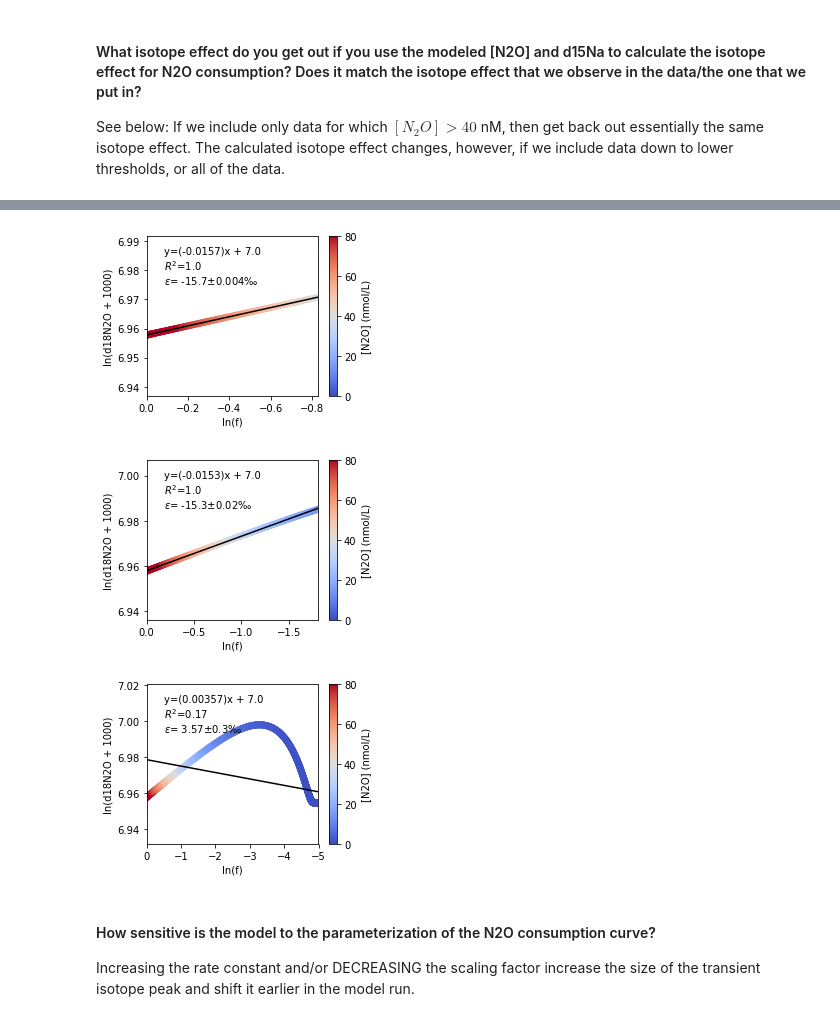
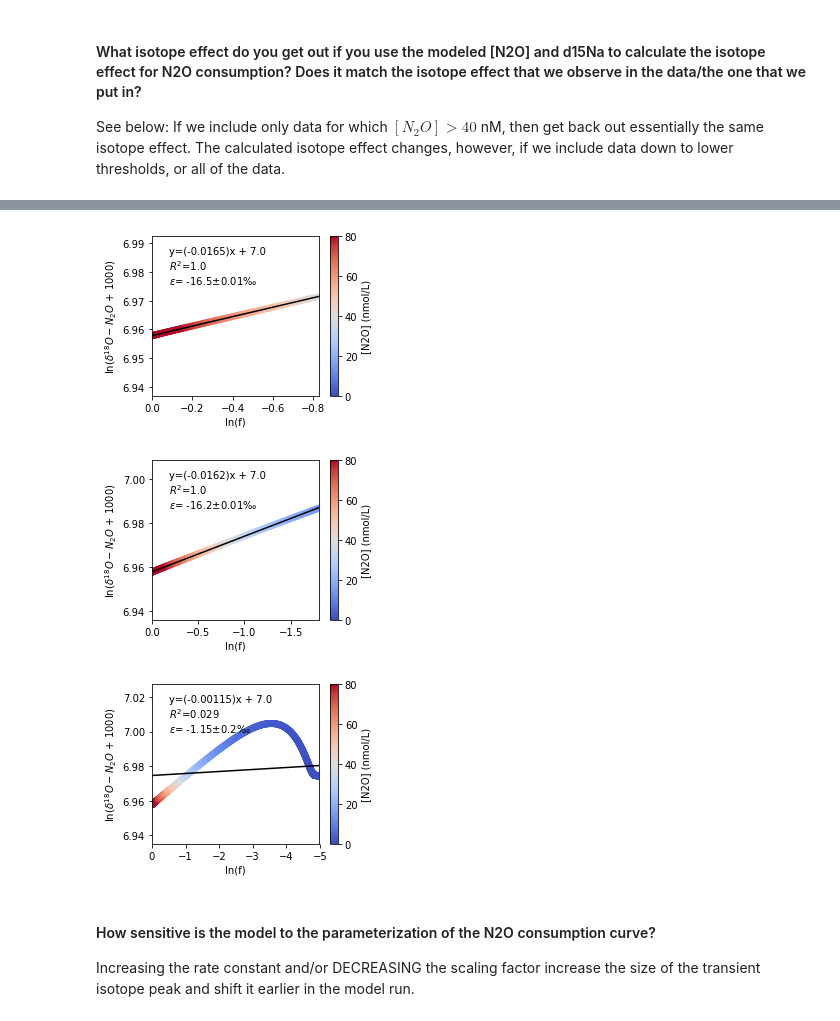
Before and after one commit to ckelly314/N2O_forward_model, a Jupyter notebook: 200413 forward model v4.ipynb, the cells around one changed output, grey strips where cells are left out. Saved outputs shown, nothing was run; the diff lists cells and outputs as text; code cells hidden in the pictures.

```diff
--- a/200413 forward model v4.ipynb
+++ b/200413 forward model v4.ipynb
@@ -540,8 +543,18 @@ source & 3.04 &  47.7 & -10.1 & 139.2 & 57.9
 #### What isotope effect do you get out if you use the modeled [N2O] and d15Na to calculate the isotope effect for N2O consumption? Does it match the isotope effect that we observe in the data/the one that we put in? ####
 
 See below: If we include only data for which $[N_2O]>40$ nM, then get back out essentially the same isotope effect. The calculated isotope effect changes, however, if we include data down to lower thresholds, or all of the data.
+# %%
+consumptionmax = 0.21
+consumptionmin = 0.
+consumptionscale = 250
+
+alphas2 = [22.,10.89,22.,1.5,24.,12.,0.,16.22,10.,1.0]
+inits2 = initialize(alpha_values=alphas2,
+                    n2o_cons_constants=[consumptionscale,consumptionmax,consumptionmin],
+                    substrate='NO3-')
+output2 = run_model(inits2)
 # %%
-def get_isotope_effect(df, deltaval, cutoff, fig, ax):
+def get_isotope_effect(df, deltaval, ylabel, cutoff, fig, ax):
 
     df['f'] = df['[N2O]_nM']/df['[N2O]_nM'][0]
 
@@ -565,7 +578,7 @@ def get_isotope_effect(df, deltaval, cutoff, fig, ax):
     xplot = np.linspace(x.max(),x.min())
     ax.plot(xplot, xplot*m + b, color='k')
     ax.set_xlabel('ln(f)')
-    ax.set_ylabel('ln(%s + 1000)'%deltaval)
+    ax.set_ylabel('ln(%s + 1000)'%ylabel)
 
     ax.set_xlim(x.max(),x.min())
     textstr = 'y=({:.3})x + {:.2}\n$R^2$={:.2}\n$\epsilon$= {:.3}$\pm${:.1}$\perthousand$'.format(m,
@@ -583,7 +596,7 @@ for i,c in enumerate(cutoffs):
 
     fig, ax = plt.subplots(1,1, figsize=(4,3))
 
-    get_isotope_effect(df=output2, deltaval='d15N2Oa', cutoff=c,
+    get_isotope_effect(df=output2, deltaval='d15N2Oa', ylabel=r'$\delta^{15}N_2O^{\alpha}$', cutoff=c,
                       fig=fig, ax=ax)
 
     plt.savefig('Figures/isotope_effects/200402_model_alpha_cutoff_{:}.pdf'.format(c))
@@ -599,7 +612,7 @@ for i,c in enumerate(cutoffs):
 
     fig, ax = plt.subplots(1,1, figsize=(4,3))
 
-    get_isotope_effect(df=output2, deltaval='d15N2Ob', cutoff=c,
+    get_isotope_effect(df=output2, deltaval='d15N2Ob', ylabel=r'$\delta^{15}N_2O^{\beta}$', cutoff=c,
                       fig=fig, ax=ax)
 
     plt.savefig('Figures/isotope_effects/200402_model_beta_cutoff_{:}.pdf'.format(c))
@@ -610,19 +623,19 @@ for i,c in enumerate(cutoffs):
 # %%
 cutoffs = [40,15,0]
 
 
 for i,c in enumerate(cutoffs):
 
     fig, ax = plt.subplots(1,1, figsize=(4,3))
 
-    get_isotope_effect(df=output2, deltaval='d18N2O', cutoff=c,
+    get_isotope_effect(df=output2, deltaval='d18N2O', ylabel=r'$\delta^{18}O-N_2O$', cutoff=c,
                       fig=fig, ax=ax)
 
     plt.savefig('Figures/isotope_effects/200402_model_18O_cutoff_{:}.pdf'.format(c))
 # %% [output]
-[figure, old version]
+[figure, new version]
-[figure, old version]
+[figure, new version]
-[figure, old version]
+[figure, new version]
 # %% [markdown]
 #### How sensitive is the model to the parameterization of the N2O consumption curve? ####
 
```
Also changed, not shown: parts of 7 cells of this notebook, 19 other files.
